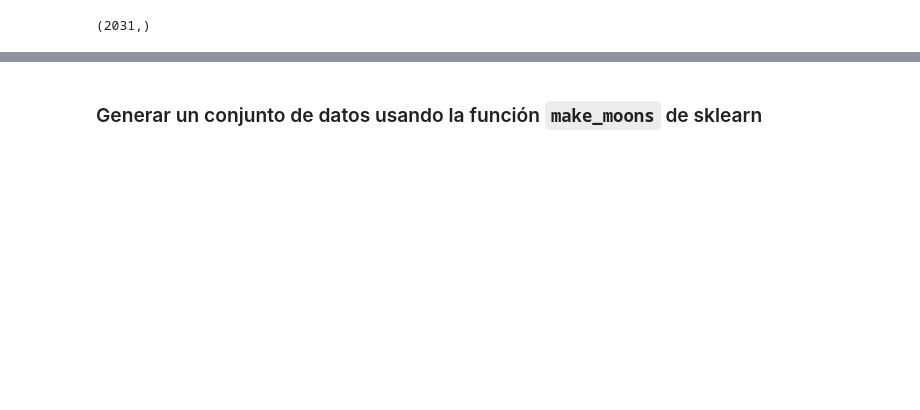
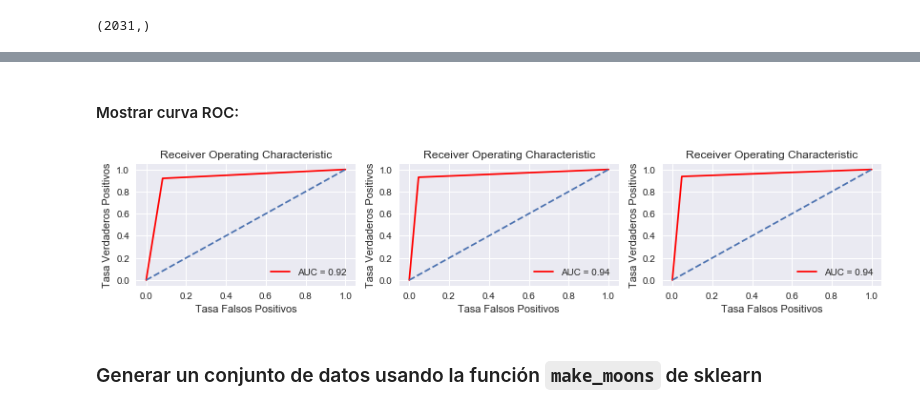
Before and after one commit to wladrod/AprendizajeAutomatico2018, a Jupyter notebook: Notebooks/13-ComparaciónClasificadores.ipynb, the cells around one changed output, grey strips where cells are left out. Drawn from its saved outputs; the diff is of its cells as text; code cells hidden in the pictures; blank space fills up the shorter version.

Commit message:
agrgar curva ROC

```diff
--- a/Notebooks/13-ComparaciónClasificadores.ipynb
+++ b/Notebooks/13-ComparaciónClasificadores.ipynb
@@ -124,3 +130,21 @@ def mostrar_matriz_confusion(X_prueba, y_prueba, columnas):
+# %%
+from sklearn.metrics import roc_curve, auc
+
+def mostrar_roc(y_prueba, X_prueba):
+    i = 1
+    for key, clasificador in clasificadores.items():
+        y_prediccion = clasificador.predict(X_prueba)
+        tasa_falsos_positivos, tasa_verdaderos_positivos, umbral = roc_curve(y_prueba, y_prediccion)
+        roc_auc = auc(tasa_falsos_positivos, tasa_verdaderos_positivos)
+        plt.subplot(3,3,i)
+        i += 1
+        plt.title('Receiver Operating Characteristic')
+        plt.plot(tasa_falsos_positivos,tasa_verdaderos_positivos, color='red',label = 'AUC = %0.2f' % roc_auc)
+        plt.legend(loc = 'lower right')
+        plt.plot([0, 1], [0, 1],linestyle='--')
+        plt.axis('tight')
+        plt.ylabel('Tasa Verdaderos Positivos')
+        plt.xlabel('Tasa Falsos Positivos')
 # %% [markdown]
 ### Cargar el conjunto de datos de vidrios
 
@@ -338,3 +363,9 @@ mostrar_matriz_confusion(X3_prueba, y3_prueba, columnas=['comestible','venenoso'
+# %% [markdown]
+#### Mostrar curva ROC:
+# %%
+mostrar_roc(y3_prueba, X3_prueba)
+# %% [output]
+[figure, added]
 # %% [markdown]
 ### Generar un conjunto de datos usando la función `make_moons` de sklearn
 # %%
```
Also changed, not shown: parts of 33 cells of this notebook.
